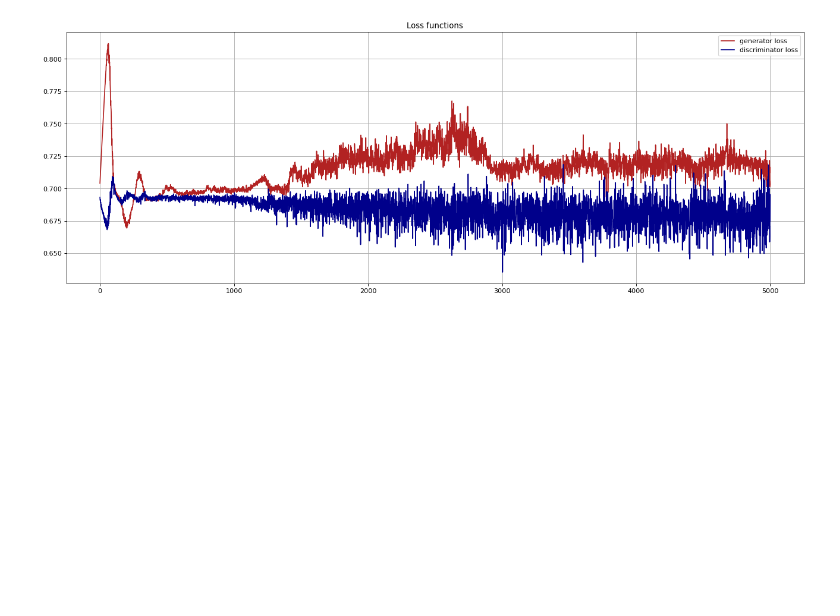
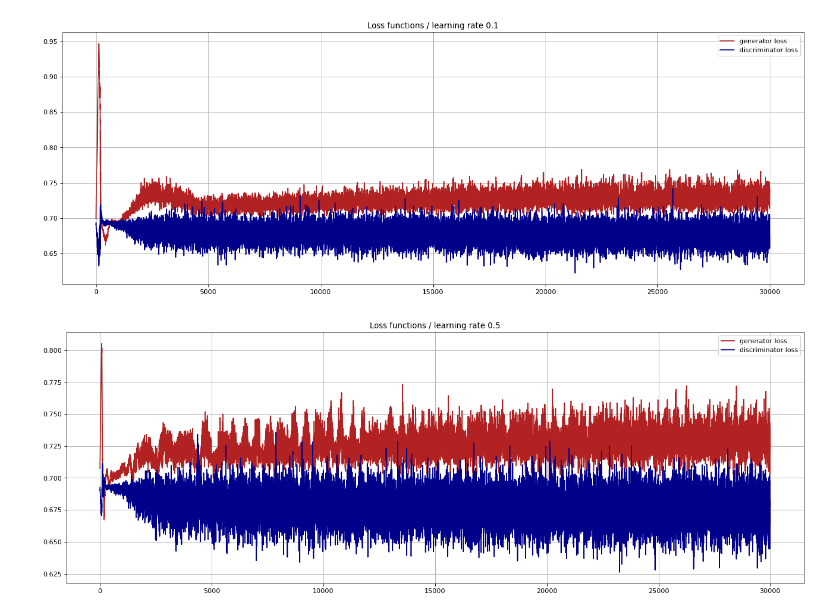
Before and after one commit to Edoardo-Pedicillo/Tesi_magistrale, a Jupyter notebook: 2D_gaussian_distr/2D_gaussian_results.ipynb, the cells around one changed output. Drawn from its saved outputs; the diff is of its cells as text; code cells hidden in the pictures; blank space fills up the shorter version.

```diff
--- a/2D_gaussian_distr/2D_gaussian_results.ipynb
+++ b/2D_gaussian_distr/2D_gaussian_results.ipynb
@@ -18,15 +17,19 @@ import pandas as pd
 # %%
-d_loss = np.loadtxt(f"dloss_2Dgaussian_2_3_1_10000_128_0.5_2000", delimiter=' ')
-g_loss= np.loadtxt(f"gloss_2Dgaussian_2_3_1_10000_128_0.5_2000", delimiter=' ')
-pyplot.figure(figsize=(20, 7), dpi=80)
-pyplot.plot(np.linspace(0, len(g_loss), len(g_loss)), g_loss, label='generator loss',color="firebrick")
-pyplot.plot(np.linspace(0, len(g_loss), len(g_loss)), d_loss, label='discriminator loss',color="darkblue")
-pyplot.legend()
-pyplot.title("Loss functions")
-pyplot.grid()
+lr=[0.1,0.5]
+
+for i in lr:
+    d_loss = np.loadtxt(f"dloss_2Dgaussian_2_3_1_10000_128_{i}", delimiter=' ')
+    g_loss= np.loadtxt(f"gloss_2Dgaussian_2_3_1_10000_128_{i}", delimiter=' ')
+    pyplot.figure(figsize=(20, 7), dpi=80)
+    pyplot.plot(np.linspace(0, len(g_loss), len(g_loss)), g_loss, label='generator loss',color="firebrick")
+    pyplot.plot(np.linspace(0, len(g_loss), len(g_loss)), d_loss, label='discriminator loss',color="darkblue")
+    pyplot.legend()
+    pyplot.title(f"Loss functions / learning rate {i}")
+    pyplot.grid()
 pyplot.show()
 # %% [output]
-[figure, old version]
+[figure, new version]
+[figure, added]
 # %%
 def hamiltonian1():
         id = [[1, 0], [0, 1]]
```
Also changed, not shown: parts of 5 cells of this notebook, 25 other files.
